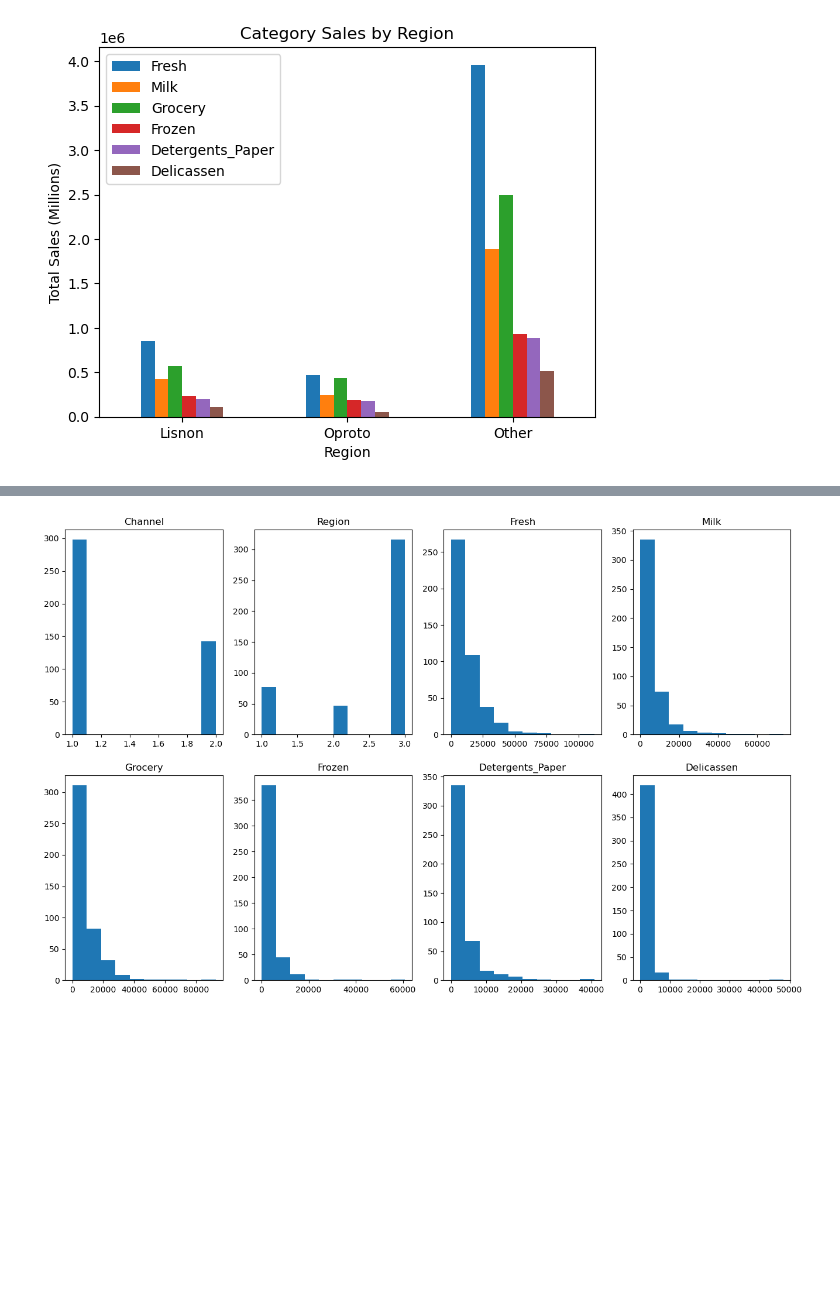
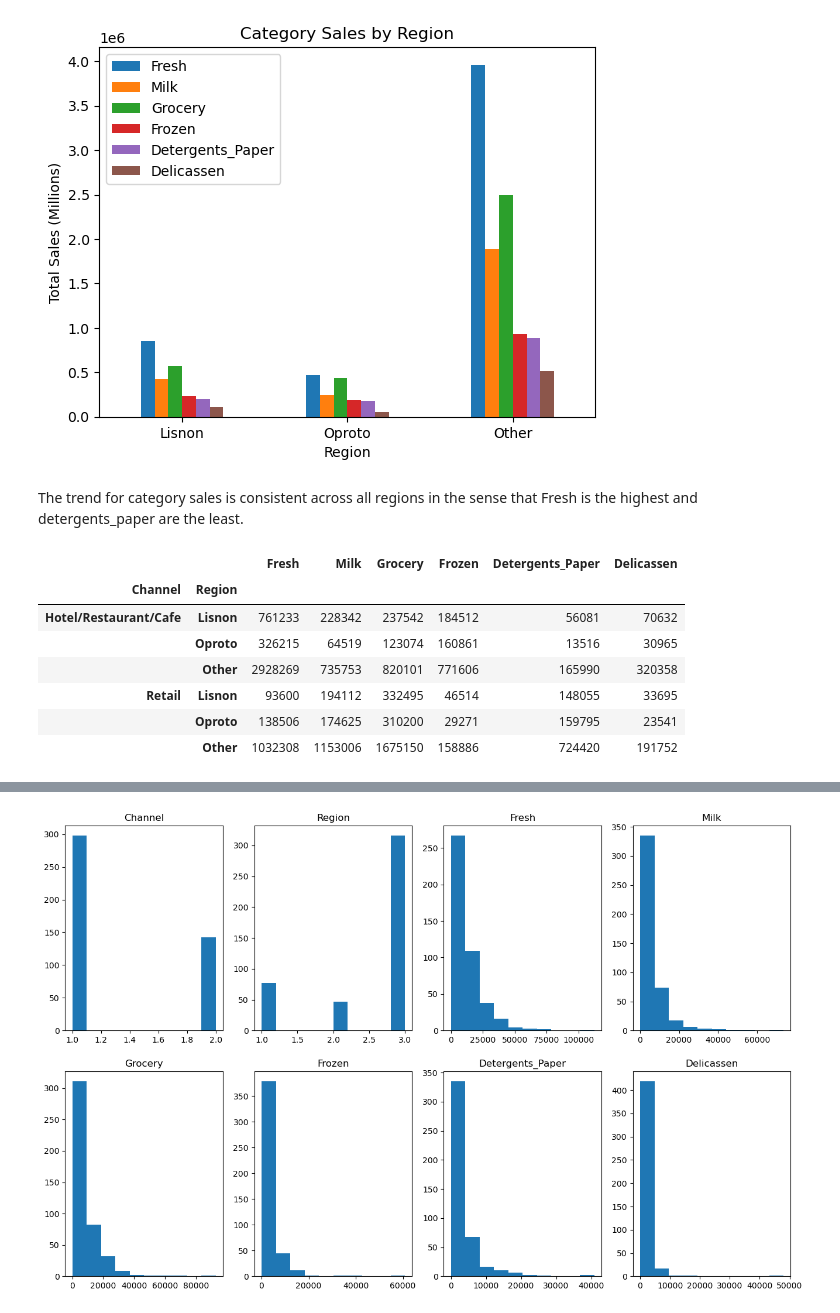
Before and after one commit to SBangarh/ml-project-unsupervised-learning, a Jupyter notebook: Unsupervised Learning - Project.ipynb, the cells around one changed output, grey strips where cells are left out. Saved outputs shown, nothing was run; the diff lists cells and outputs as text; code cells hidden in the pictures; blank space fills up the shorter version.

```diff
--- a/Unsupervised Learning - Project.ipynb
+++ b/Unsupervised Learning - Project.ipynb
@@ -280,5 +292,23 @@ region_cat_graph.set_ylabel('Total Sales (Millions)')
 # %% [output]
 Text(0, 0.5, 'Total Sales (Millions)')
 [figure]
+# %% [markdown]
+The trend for category sales is consistent across all regions in the sense that Fresh is the highest and detergents_paper are the least.
 # %%
 #make graph by channel and by region
+channel_region = copy_data.groupby(['Channel', 'Region']).sum()
+
+#rename channel and region with categorical labels
+channel_region = channel_region.rename(index=channel_dict, level=0)
+channel_region = channel_region.rename(index=region_dict, level=1)
+
+#need to make 3 graphs - channel 1, channel 2, and both
+# %% [output]
+|  |  | Fresh | Milk | Grocery | Frozen | Detergents_Paper | Delicassen |
+| Channel | Region |  |  |  |  |  |  |
+| Hotel/Restaurant/Cafe | Lisnon | 761233 | 228342 | 237542 | 184512 | 56081 | 70632 |
+|  | Oproto | 326215 | 64519 | 123074 | 160861 | 13516 | 30965 |
+|  | Other | 2928269 | 735753 | 820101 | 771606 | 165990 | 320358 |
+| Retail | Lisnon | 93600 | 194112 | 332495 | 46514 | 148055 | 33695 |
+|  | Oproto | 138506 | 174625 | 310200 | 29271 | 159795 | 23541 |
+|  | Other | 1032308 | 1153006 | 1675150 | 158886 | 724420 | 191752 |
```
Also changed, not shown: parts of 10 cells of this notebook.
